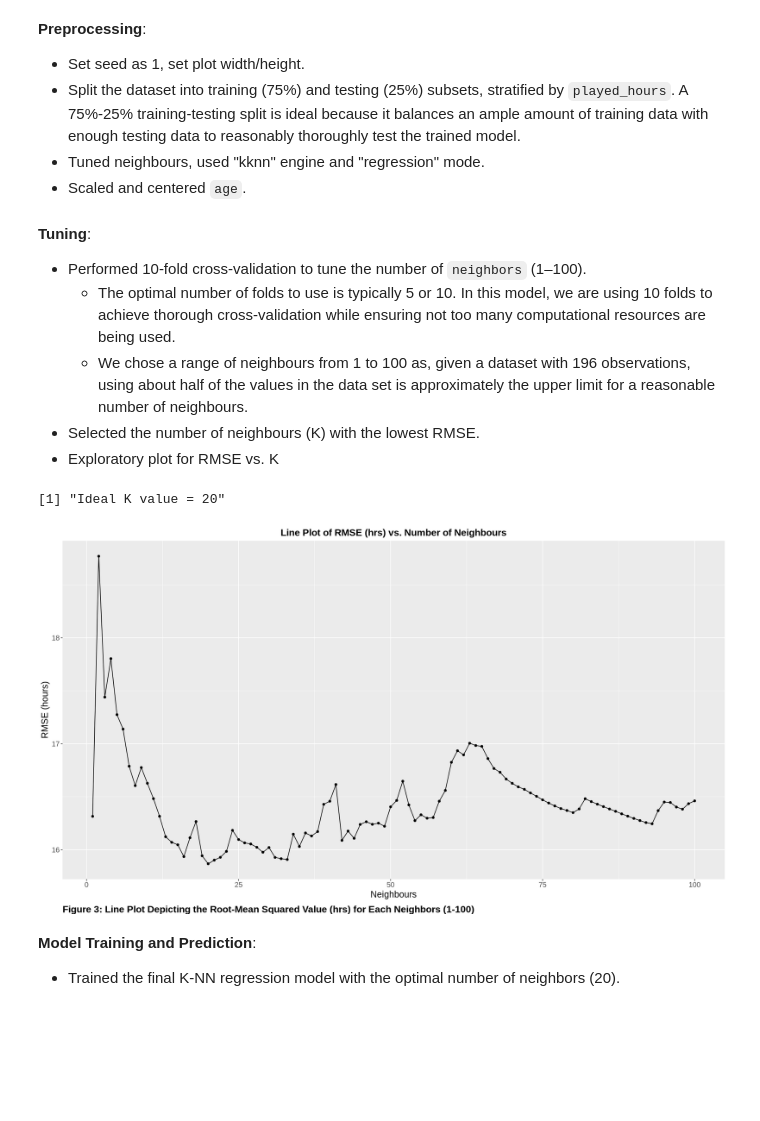
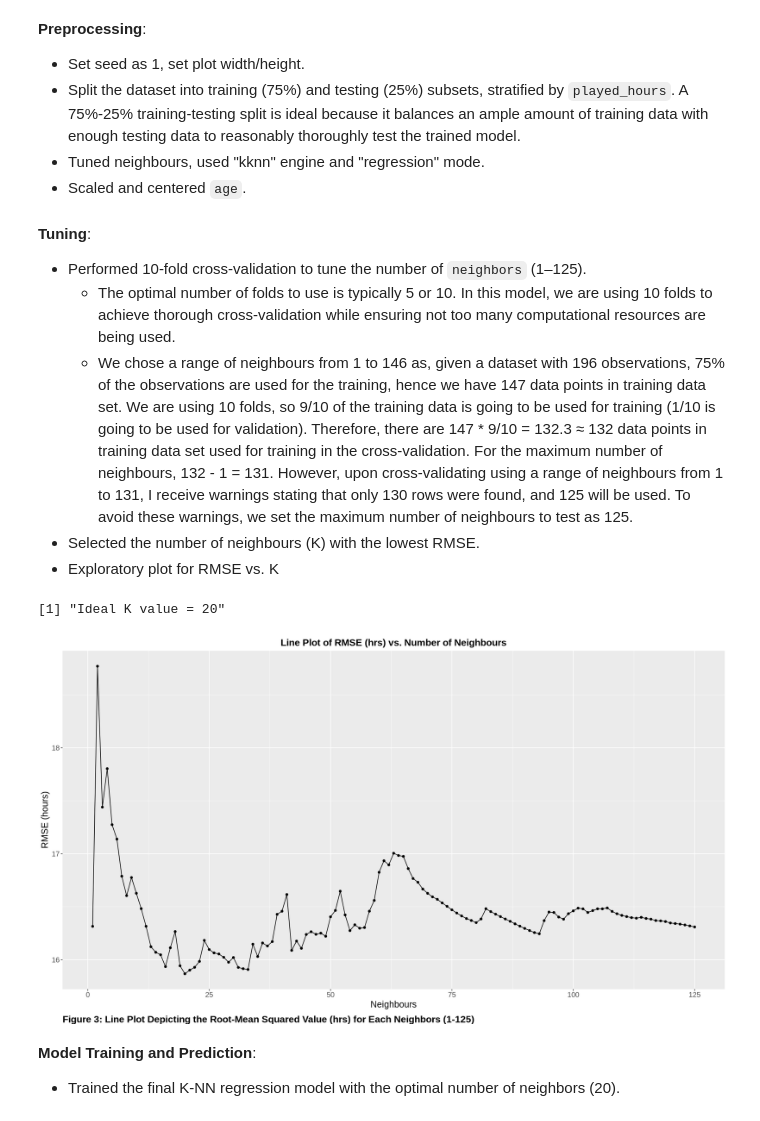
Before and after one commit to ExxML/minecraft_group_project, a Jupyter notebook: minecraft_project.ipynb, the cells around one changed output. Saved outputs shown, nothing was run; the diff lists cells and outputs as text; code cells hidden in the pictures; blank space fills up the shorter version.

Commit message:
Modified range of neighbours to 1:125

```diff
--- a/minecraft_project.ipynb
+++ b/minecraft_project.ipynb
@@ -240,51 +258,51 @@ mc_recipe <- recipe(played_hours ~ age, data = mc_train) |>
     step_center(all_predictors())
 # %% [markdown]
 **Tuning**:
-- Performed 10-fold cross-validation to tune the number of `neighbors` (1–100).
+- Performed 10-fold cross-validation to tune the number of `neighbors` (1–125).
   - The optimal number of folds to use is typically 5 or 10. In this model, we are using 10 folds to achieve thorough cross-validation while ensuring not too many computational resources are being used.
-  - We chose a range of neighbours from 1 to 100 as, given a dataset with 196 observations, using about half of the values in the data set is approximately the upper limit for a reasonable number of neighbours.
+  - We chose a range of neighbours from 1 to 146 as, given a dataset with 196 observations, 75% of the observations are used for the training, hence we have 147 data points in training data set. We are using 10 folds, so 9/10 of the training data is going to be used for training (1/10 is going to be used for validation). Therefore, there are 147 * 9/10 = 132.3 ≈ 132 data points in training data set used for training in the cross-validation. For the maximum number of neighbours, 132 - 1 = 131. However, upon cross-validating using a range of neighbours from 1 to 131, I receive warnings stating that only 130 rows were found, and 125 will be used. To avoid these warnings, we set the maximum number of neighbours to test as 125.
 - Selected the number of neighbours (K) with the lowest RMSE.
 - Exploratory plot for RMSE vs. K
 # %%
 # Settings for the Cross-Validation with 10 folds
 mc_vfold <- vfold_cv(mc_train, v = 10, strata = played_hours)
 
-# The different number of neighbors (from 1 to 100) as a tibble
-gridvals <- tibble(neighbors = seq(from = 1, to = 100, by = 1))
+# The different number of neighbors (from 1 to 125) as a tibble
+gridvals <- tibble(neighbors = seq(from = 1, to = 125, by = 1))
 
 # Create the workflow to find the best K-value (lowest RMSPE)
 mc_wkflw <- workflow() |>
     add_model(mc_spec) |>
     add_recipe(mc_recipe)
 
 # The metrics collected to find the K-value with the lowest RMSE
 mc_results <- mc_wkflw |>
   tune_grid(resamples = mc_vfold, grid = gridvals) |>
   collect_metrics() |>
   filter(.metric == "rmse")
 
 # Show only the row of minimum RMSE and extracting the "neighbors" (K-value) value
 mc_k <- mc_results |>
     slice_min(mean, n = 1) |>
     pull(neighbors)
 print(paste("Ideal K value =", mc_k))
 
 # Plots RMSE vs. Neighbours
 mc_rmse_plot <- mc_results |>
     ggplot(aes(x = neighbors, y = mean)) +
     geom_point() +
     geom_line() +
     labs(x = "Neighbours",
          y = "RMSE (hours)",
          title = "Line Plot of RMSE (hrs) vs. Number of Neighbours",
-        caption = "Figure 3: Line Plot Depicting the Root-Mean Squared Value (hrs) for Each Neighbors (1-100)") +
+        caption = "Figure 3: Line Plot Depicting the Root-Mean Squared Value (hrs) for Each Neighbors (1-125)") +
     theme(text = element_text(size = 15),
          plot.caption = element_text(hjust = 0, vjust = -1, size = 16, face = "bold"),
          plot.title = element_text(hjust = 0.5, vjust = 1, size = 16, face = "bold"))
 mc_rmse_plot
 # %% [output]
 [1] "Ideal K value = 20"
-[figure, old version]
+[figure, new version]
 # %% [markdown]
 **Model Training and Prediction**:
   - Trained the final K-NN regression model with the optimal number of neighbors (20).
```
Also changed, not shown: parts of 4 cells of this notebook.
